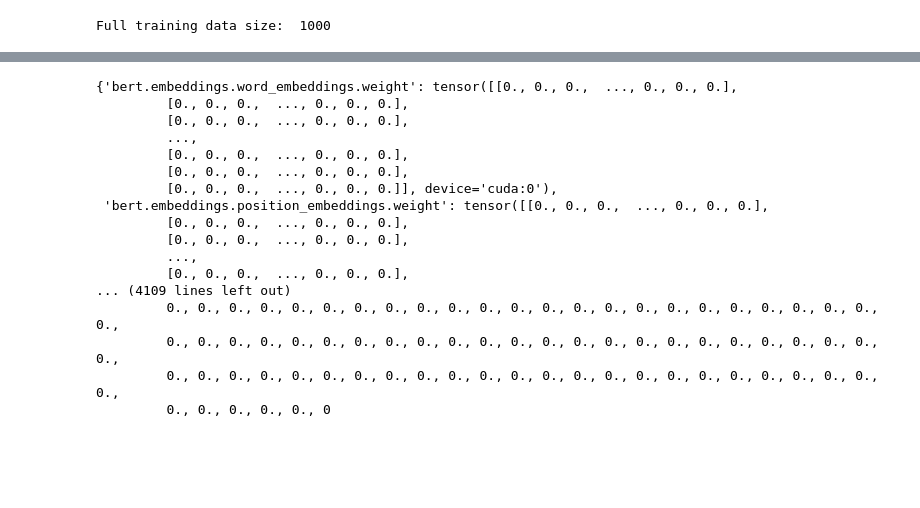
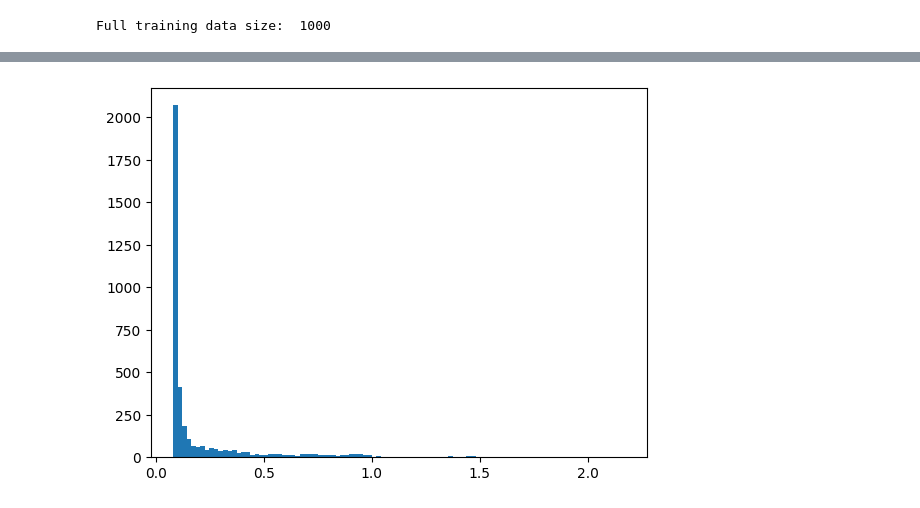
Before and after one commit to normal-computing/posteriors, a Jupyter notebook: examples/yelp/yelp_subspace_laplace_diag_fisher.ipynb, the cells around one changed output, grey strips where cells are left out. Saved outputs shown, nothing was run; the diff lists cells and outputs as text; code cells hidden in the pictures; blank space fills up the shorter version.

```diff
--- a/examples/yelp/yelp_subspace_laplace_diag_fisher.ipynb
+++ b/examples/yelp/yelp_subspace_laplace_diag_fisher.ipynb
@@ -40,6 +44,6 @@ init_params = tree_map(lambda x: x.detach().clone(), dict(model.named_parameters
 # %%
 # Train (as usual, using native PyTorch) for MAP
-optimizer = AdamW(model.parameters(), lr=1e-3, maximize=True)
+optimizer = AdamW(sub_params.values(), lr=1e-3, maximize=True)
 
 num_epochs = 30
 num_training_steps = num_epochs * len(train_dataloader)
@@ -60,7 +64,7 @@ for epoch in range(num_epochs):
     for batch in train_dataloader:
         batch = {k: v.to(device) for k, v in batch.items()}
 
-        log_post = param_to_log_posterior(dict(model.named_parameters()), batch)
+        log_post = sub_param_to_log_posterior(sub_params, batch)
 
         log_post.backward()
         log_posts.append(log_post.item())
@@ -119,24 +126,10 @@ pickle.dump(laplace_state, open("yelp_laplace_state.pkl", "wb"))
 #     )
 #     progress_bar_2.update(1)
-# %%
-laplace_state.prec_diag
-# %% [output]
-{'bert.embeddings.word_embeddings.weight': tensor([[0., 0., 0.,  ..., 0., 0., 0.],
-         [0., 0., 0.,  ..., 0., 0., 0.],
-         [0., 0., 0.,  ..., 0., 0., 0.],
-         ...,
-         [0., 0., 0.,  ..., 0., 0., 0.],
-         [0., 0., 0.,  ..., 0., 0., 0.],
-         [0., 0., 0.,  ..., 0., 0., 0.]], device='cuda:0'),
- 'bert.embeddings.position_embeddings.weight': tensor([[0., 0., 0.,  ..., 0., 0., 0.],
-         [0., 0., 0.,  ..., 0., 0., 0.],
-         [0., 0., 0.,  ..., 0., 0., 0.],
-         ...,
-         [0., 0., 0.,  ..., 0., 0., 0.],
-... (4109 lines left out)
-         0., 0., 0., 0., 0., 0., 0., 0., 0., 0., 0., 0., 0., 0., 0., 0., 0., 0., 0., 0., 0., 0., 0., 0.,
-         0., 0., 0., 0., 0., 0., 0., 0., 0., 0., 0., 0., 0., 0., 0., 0., 0., 0., 0., 0., 0., 0., 0., 0.,
-         0., 0., 0., 0., 0., 0., 0., 0., 0., 0., 0., 0., 0., 0., 0., 0., 0., 0., 0., 0., 0., 0., 0., 0.,
-         0., 0., 0., 0., 0., 0
 # %%
+# Visualize the standard deviations of the Laplace approximation
 prec_diag = torch.cat([v.detach().cpu().flatten() for v in laplace_state.prec_diag.values()]).numpy()
+sd_diag = prec_diag ** -0.5
+
+plt.hist(sd_diag, bins=100);
+# %% [output]
+[figure, added]
```
Also changed, not shown: parts of 11 cells of this notebook, 4 other files.
